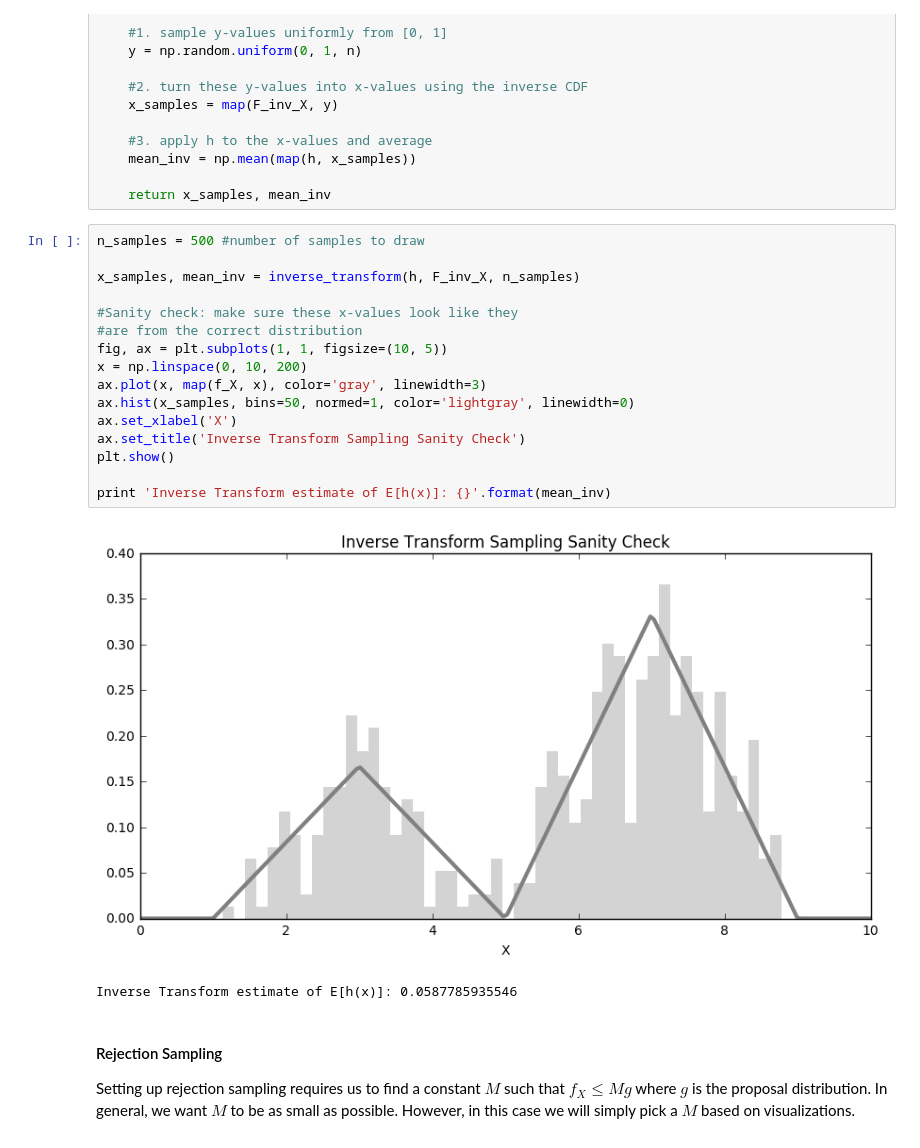
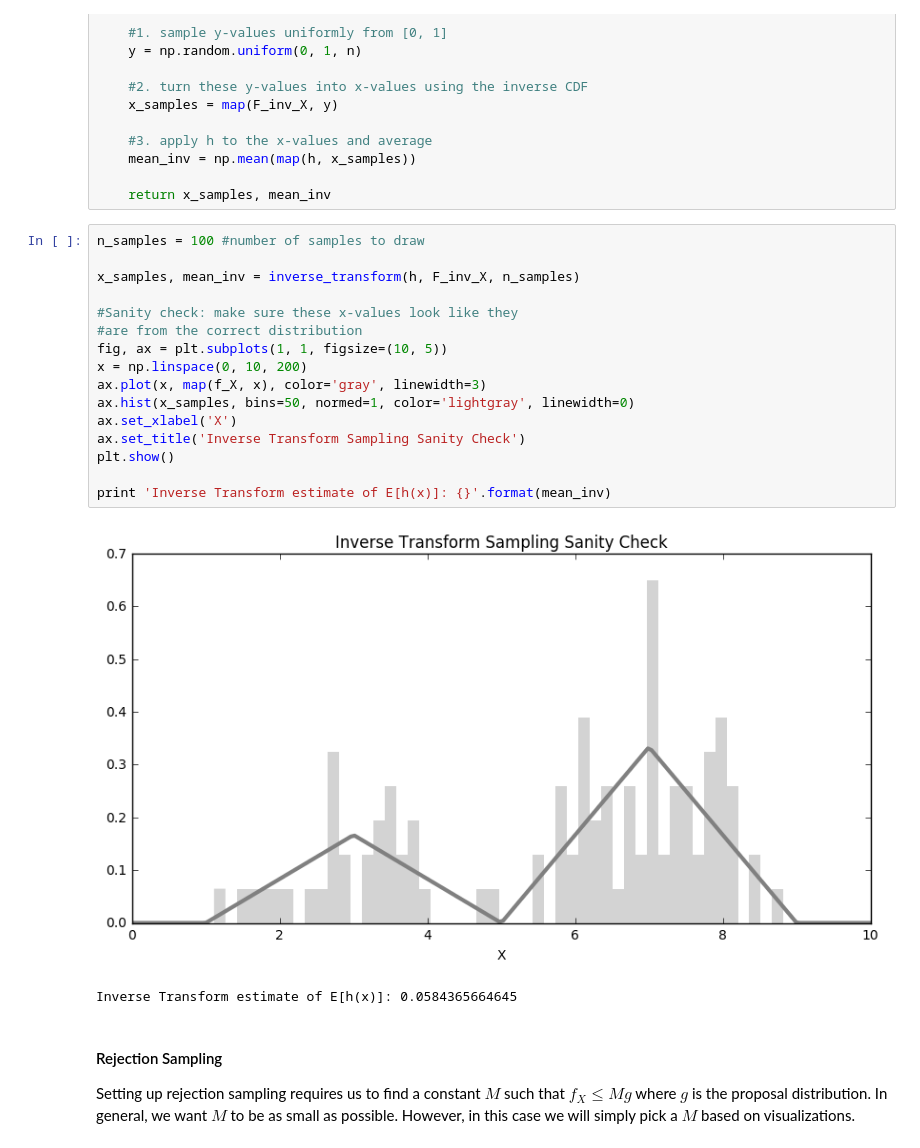
Before and after one commit to chengyeliu/2017HWs, a Jupyter notebook: HW2/AM207_HW2_Solutions.ipynb, the cells around one changed output. Saved outputs shown, nothing was run; the diff lists cells and outputs as text.

```diff
--- a/HW2/AM207_HW2_Solutions.ipynb
+++ b/HW2/AM207_HW2_Solutions.ipynb
@@ -229,24 +229,24 @@ def inverse_transform(h, F_inv_X, n):
 
     return x_samples, mean_inv
 # %%
-n_samples = 500 #number of samples to draw
+n_samples = 100 #number of samples to draw
 
 x_samples, mean_inv = inverse_transform(h, F_inv_X, n_samples)
 
 #Sanity check: make sure these x-values look like they
 #are from the correct distribution
 fig, ax = plt.subplots(1, 1, figsize=(10, 5))
 x = np.linspace(0, 10, 200)
 ax.plot(x, map(f_X, x), color='gray', linewidth=3)
 ax.hist(x_samples, bins=50, normed=1, color='lightgray', linewidth=0)
 ax.set_xlabel('X')
 ax.set_title('Inverse Transform Sampling Sanity Check')
 plt.show()
 
 print 'Inverse Transform estimate of E[h(x)]: {}'.format(mean_inv)
 # %% [output]
-[figure, old version]
+[figure, new version]
-Inverse Transform estimate of E[h(x)]: 0.0587785935546
+Inverse Transform estimate of E[h(x)]: 0.0584365664645
 # %% [markdown]
 #### Rejection Sampling
 
```
Also changed, not shown: parts of 11 cells of this notebook.
